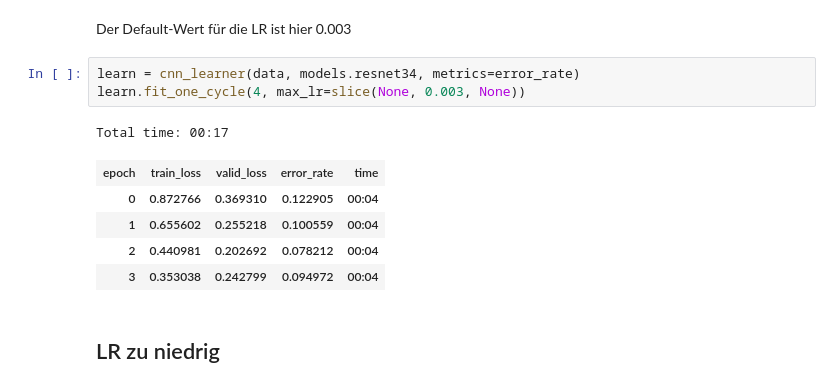
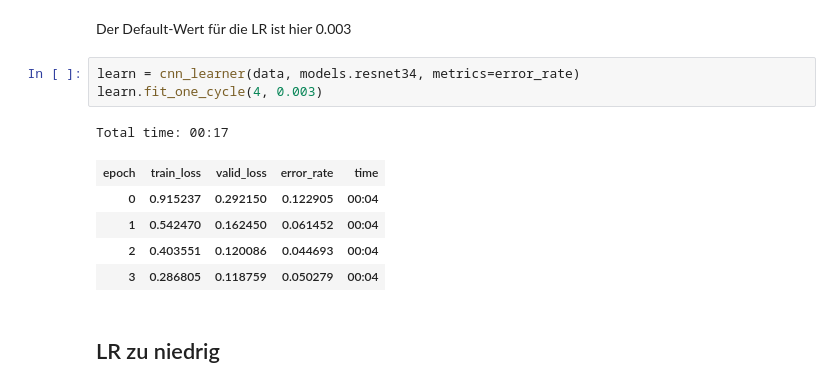
Before and after one commit to y-ph/exxwks-AI, a Jupyter notebook: 06-learning-rate.ipynb, the cells around one changed output. Cells and saved outputs as stored; diff of their text form.

```diff
--- a/06-learning-rate.ipynb
+++ b/06-learning-rate.ipynb
@@ -28,14 +28,14 @@ print(data.classes)
 Der Default-Wert für die LR ist hier 0.003
 # %%
 learn = cnn_learner(data, models.resnet34, metrics=error_rate)
-learn.fit_one_cycle(4, max_lr=slice(None, 0.003, None))
+learn.fit_one_cycle(4, 0.003)
 # %% [output]
 Total time: 00:17
 | epoch | train_loss | valid_loss | error_rate | time |
-| 0 | 0.872766 | 0.369310 | 0.122905 | 00:04 |
-| 1 | 0.655602 | 0.255218 | 0.100559 | 00:04 |
-| 2 | 0.440981 | 0.202692 | 0.078212 | 00:04 |
-| 3 | 0.353038 | 0.242799 | 0.094972 | 00:04 |
+| 0 | 0.915237 | 0.292150 | 0.122905 | 00:04 |
+| 1 | 0.542470 | 0.162450 | 0.061452 | 00:04 |
+| 2 | 0.403551 | 0.120086 | 0.044693 | 00:04 |
+| 3 | 0.286805 | 0.118759 | 0.050279 | 00:04 |
 # %% [markdown]
 ## LR zu niedrig
 # %%
```
Also changed, not shown: parts of 12 cells of this notebook, 1 other file.
